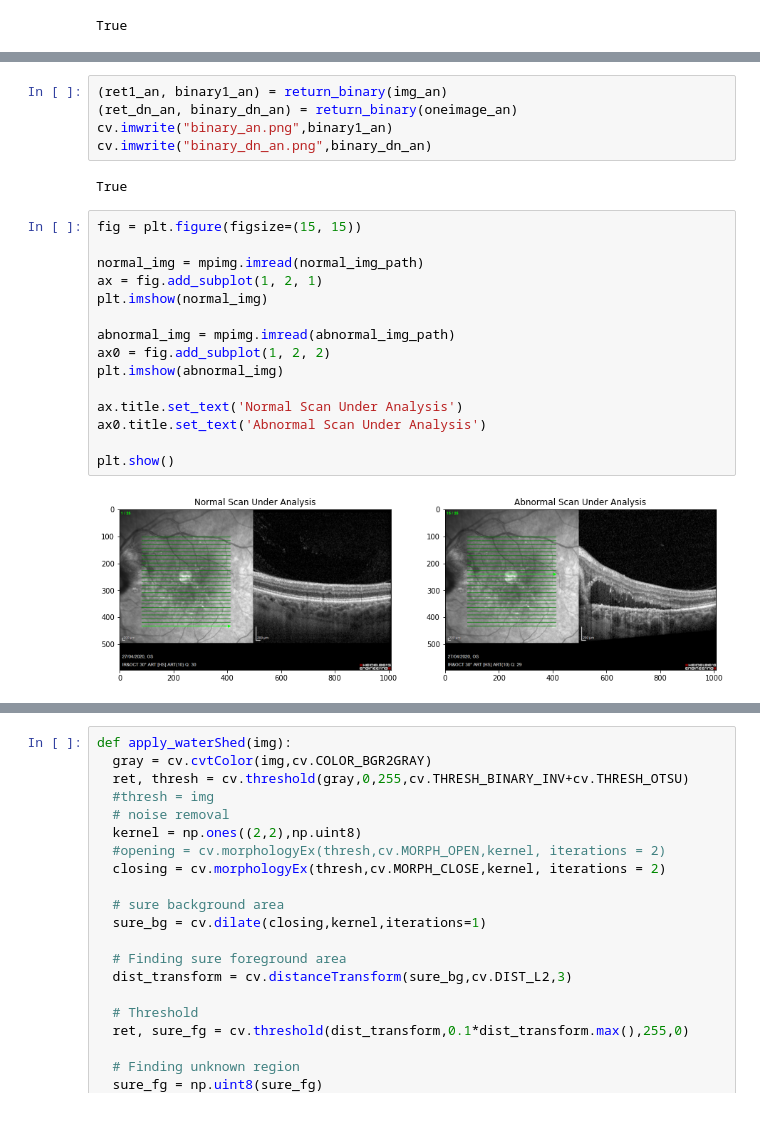
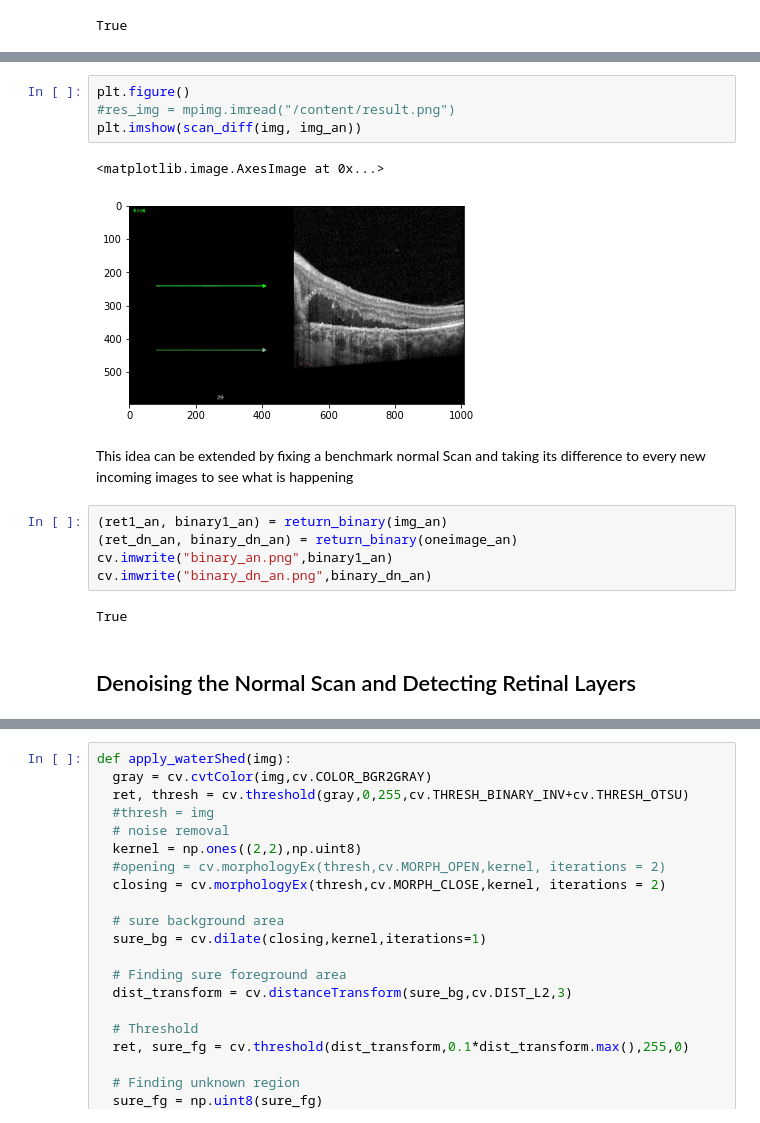
Before and after one commit to musman2012/imaging-research, a Jupyter notebook: OpenCV/WorkingwithOCTImages.ipynb, the cells around one changed output, grey strips where cells are left out. Cells and saved outputs as stored; diff of their text form.

```diff
--- a/OpenCV/WorkingwithOCTImages.ipynb
+++ b/OpenCV/WorkingwithOCTImages.ipynb
@@ -80,3 +112,12 @@ True
+# %%
+plt.figure()
+#res_img = mpimg.imread("/content/result.png")
+plt.imshow(scan_diff(img, img_an))
+# %% [output]
+<matplotlib.image.AxesImage at 0x...>
+[figure, added]
+# %% [markdown]
+This idea can be extended by fixing a benchmark normal Scan and taking its difference to every new incoming images to see what is happening
 # %%
 (ret1_an, binary1_an) = return_binary(img_an)
 (ret_dn_an, binary_dn_an) = return_binary(oneimage_an)
@@ -84,23 +125,8 @@ cv.imwrite("binary_an.png",binary1_an)
 cv.imwrite("binary_dn_an.png",binary_dn_an)
 # %% [output]
 True
-# %%
-fig = plt.figure(figsize=(15, 15))
-
-normal_img = mpimg.imread(normal_img_path)
-ax = fig.add_subplot(1, 2, 1)
-plt.imshow(normal_img)
-
-abnormal_img = mpimg.imread(abnormal_img_path)
-ax0 = fig.add_subplot(1, 2, 2)
-plt.imshow(abnormal_img)
-
-ax.title.set_text('Normal Scan Under Analysis')
-ax0.title.set_text('Abnormal Scan Under Analysis')
-
-plt.show()
-# %% [output]
-[figure, removed]
+# %% [markdown]
+## Denoising the Normal Scan and Detecting Retinal Layers
 # %%
 
 
```
Also changed, not shown: parts of 6 cells of this notebook.
